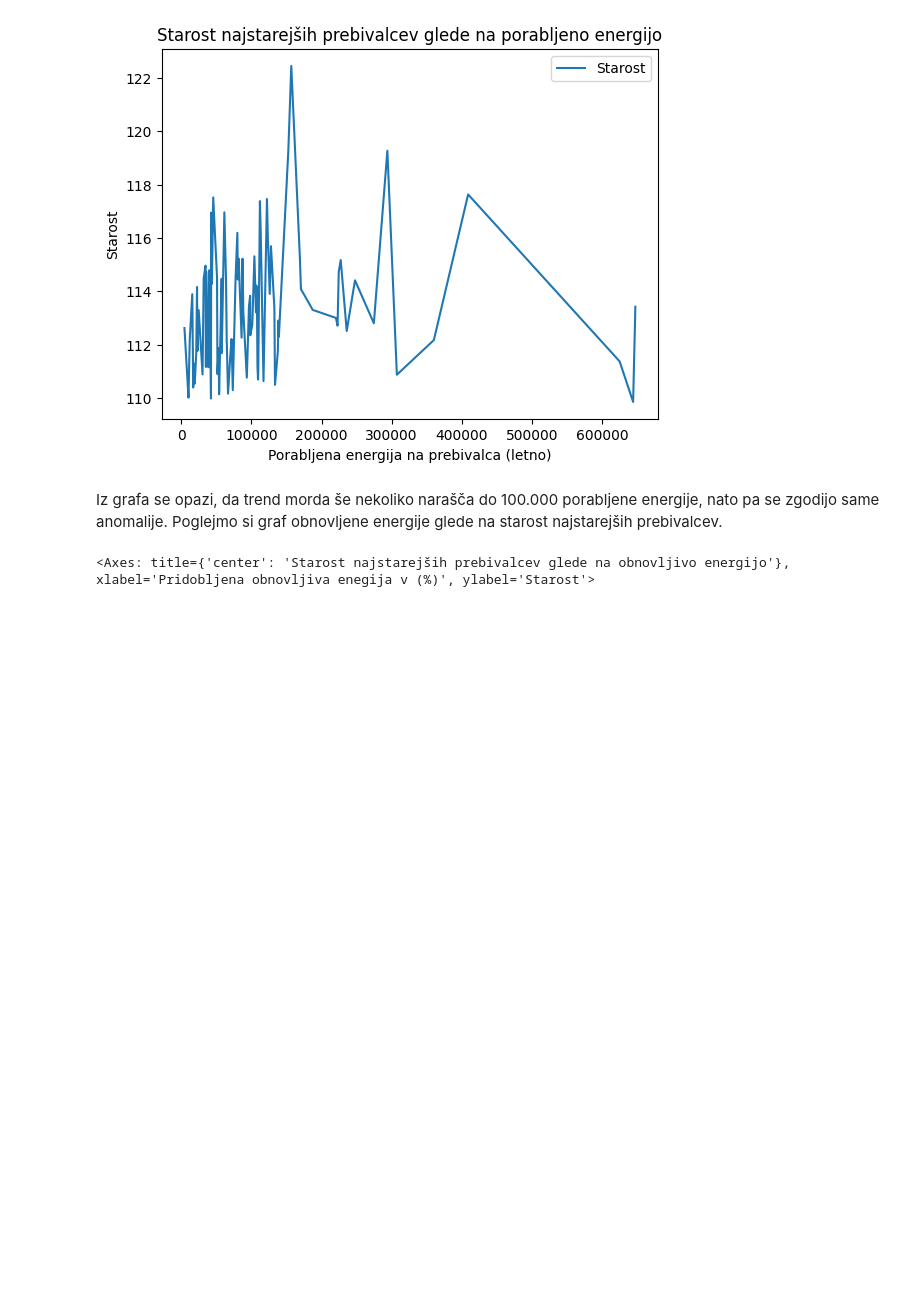
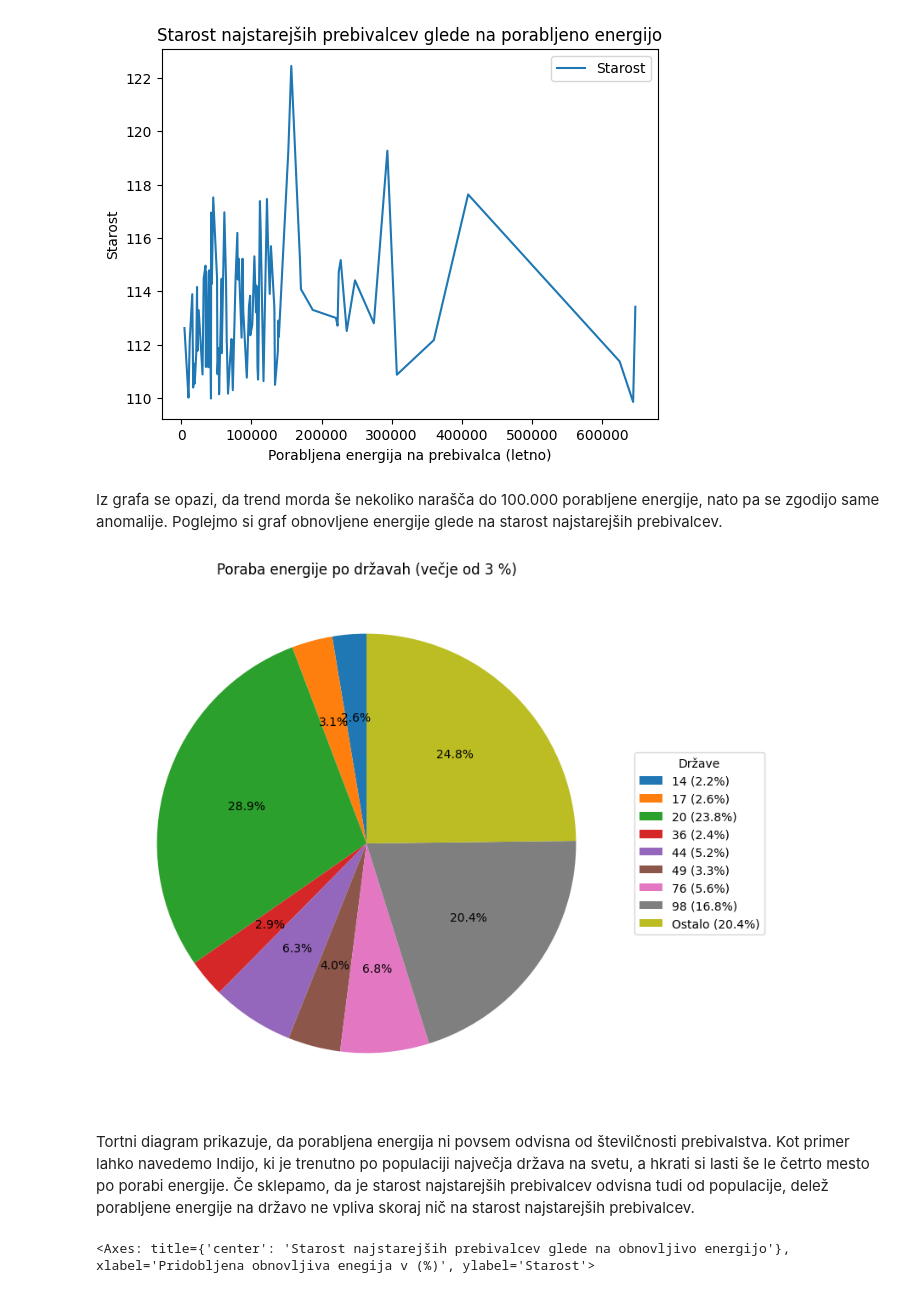
Before and after one commit to MAj-01/projektna_naloga_UVP, a Jupyter notebook: analiza_podatkov.ipynb, the cells around one changed output. Drawn from its saved outputs; the diff is of its cells as text; code cells hidden in the pictures; blank space fills up the shorter version.

Commit message:
zadnji sklop analize skoraj dokoncan

```diff
--- a/analiza_podatkov.ipynb
+++ b/analiza_podatkov.ipynb
@@ -195,6 +195,39 @@ tabela_ekonomije_energija_urejena[['Porabljena energija na prebivalca (letno)',
 # %% [markdown]
 Iz grafa se opazi, da trend morda še nekoliko narašča do 100.000 porabljene energije, nato pa se zgodijo same anomalije.
 Poglejmo si graf obnovljene energije glede na starost najstarejših prebivalcev.
+# %%
+# Določimo mejo za prikazovanje podatkov in združimo podatke majhnih držav.
+meja_odstotka = 2.0
+filtrirani_podatki = tabela_ekonomije['Odstotek porabe energije (svetovno)'].copy()
+majhne_drzave = filtrirani_podatki < meja_odstotka
+vsota_majhnih_drzav = filtrirani_podatki[majhne_drzave].sum()
+filtrirani_podatki = filtrirani_podatki[~majhne_drzave]  # Odstranimo mahne države.
+if vsota_majhnih_drzav > 0:
+    filtrirani_podatki['Ostalo'] = vsota_majhnih_drzav
+
+# Narišite tortni diagram s prikazom procentov samo za večje deleže.
+plt.figure(figsize=(10, 8))
+wedges, texts, autotexts = plt.pie(
+    filtrirani_podatki,
+    autopct=lambda p: f'{p:.1f}%' if p > meja_odstotka else '',
+    startangle=90
+)
+
+# Dodamo legendo na desno stran.
+plt.legend(
+    wedges,
+    [f'{label} ({p:.1f}%)' for label, p in zip(filtrirani_podatki.index, filtrirani_podatki)],
+    title="Države",
+    loc="center left",
+    bbox_to_anchor=(1, 0, 0.5, 1)
+)
+
+plt.title('Poraba energije po državah (večje od 3 %)')
+plt.show()
+# %% [output]
+[figure, added]
+# %% [markdown]
+Tortni diagram prikazuje, da porabljena energija ni povsem odvisna od številčnosti prebivalstva. Kot primer lahko navedemo Indijo, ki je trenutno po populaciji največja država na svetu, a hkrati si lasti še le četrto mesto po porabi energije. Če sklepamo, da je starost najstarejših prebivalcev odvisna tudi od populacije, delež porabljene energije na državo ne vpliva skoraj nič na starost najstarejših prebivalcev.
 # %%
 tabela_ekonomije_obnovljiva_energija_urejena = tabela_ekonomije.sort_values(by=['Odstotek pridobljene obnovljive energije'], ascending=True)
 tabela_ekonomije_obnovljiva_energija_urejena[['Odstotek pridobljene obnovljive energije', 'Starost']].groupby('Odstotek pridobljene obnovljive energije').mean().plot(
```
Also changed, not shown: parts of 18 cells of this notebook.
